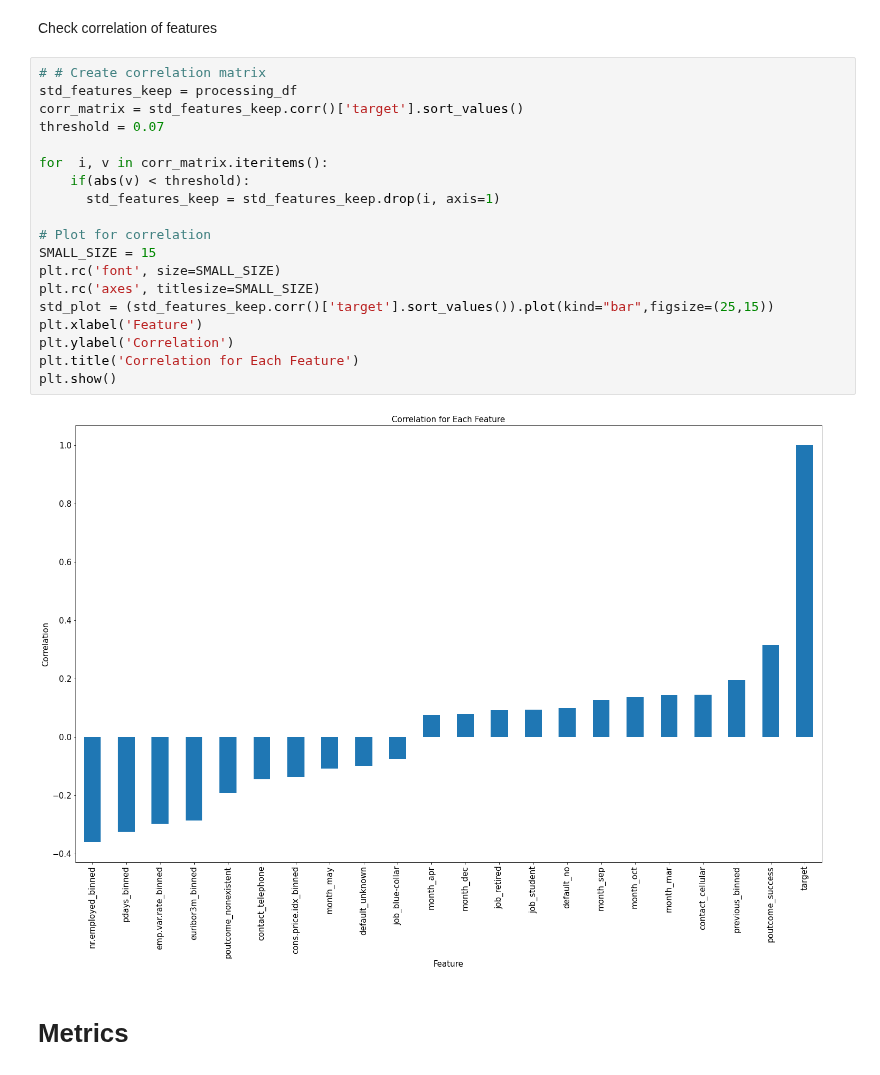
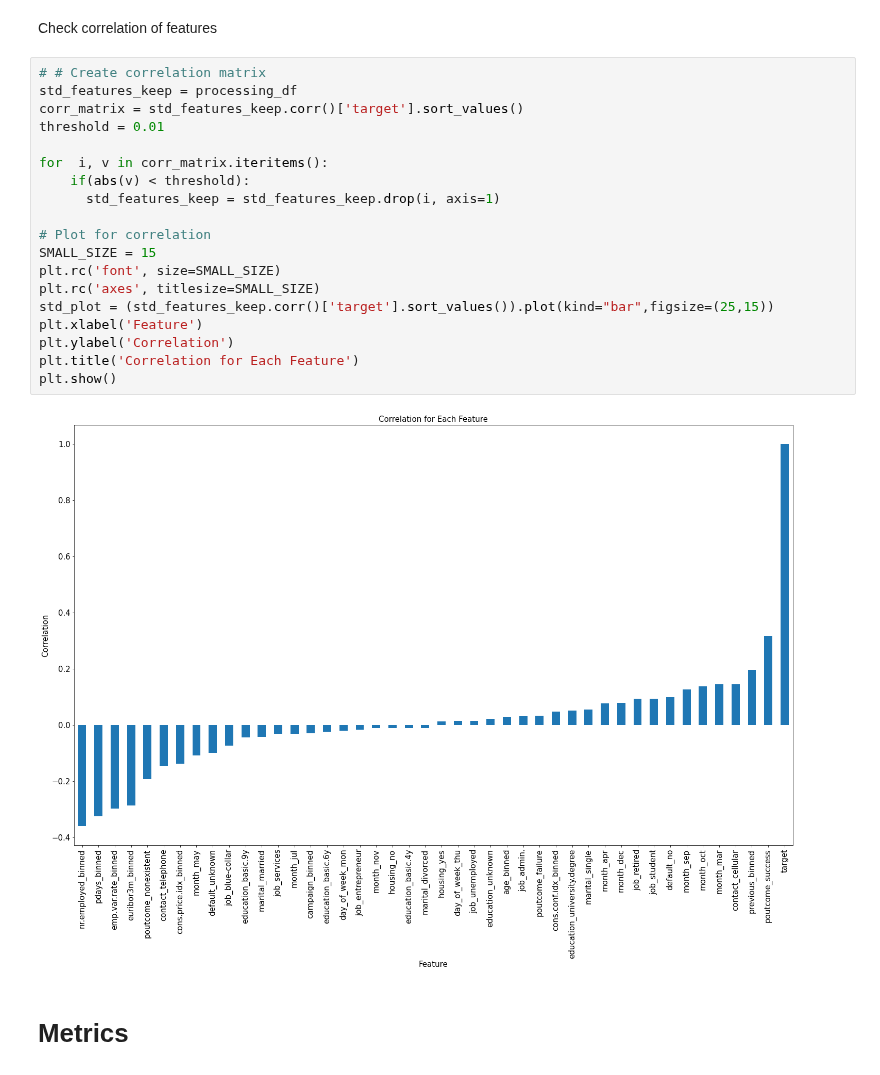
Before and after one commit to claredavies/MachineLearningCoursework, a Jupyter notebook: Assignment1/MLAssignment1KerrasUnbalancedData.ipynb, the cells around one changed output. Cells and saved outputs as stored; diff of their text form.

```diff
--- a/Assignment1/MLAssignment1KerrasUnbalancedData.ipynb
+++ b/Assignment1/MLAssignment1KerrasUnbalancedData.ipynb
@@ -163,24 +142,24 @@ Check correlation of features
 # %%
 # # Create correlation matrix
 std_features_keep = processing_df
 corr_matrix = std_features_keep.corr()['target'].sort_values()
-threshold = 0.07
+threshold = 0.01
 
 for  i, v in corr_matrix.iteritems():
     if(abs(v) < threshold):
       std_features_keep = std_features_keep.drop(i, axis=1)
 
 # Plot for correlation
 SMALL_SIZE = 15
 plt.rc('font', size=SMALL_SIZE)
 plt.rc('axes', titlesize=SMALL_SIZE)
 std_plot = (std_features_keep.corr()['target'].sort_values()).plot(kind="bar",figsize=(25,15))
 plt.xlabel('Feature')
 plt.ylabel('Correlation')
 plt.title('Correlation for Each Feature')
 plt.show()
 # %% [output]
-[figure, old version]
+[figure, new version]
 # %% [markdown]
 # Metrics
 # %%
```
Also changed, not shown: parts of 29 cells of this notebook.
